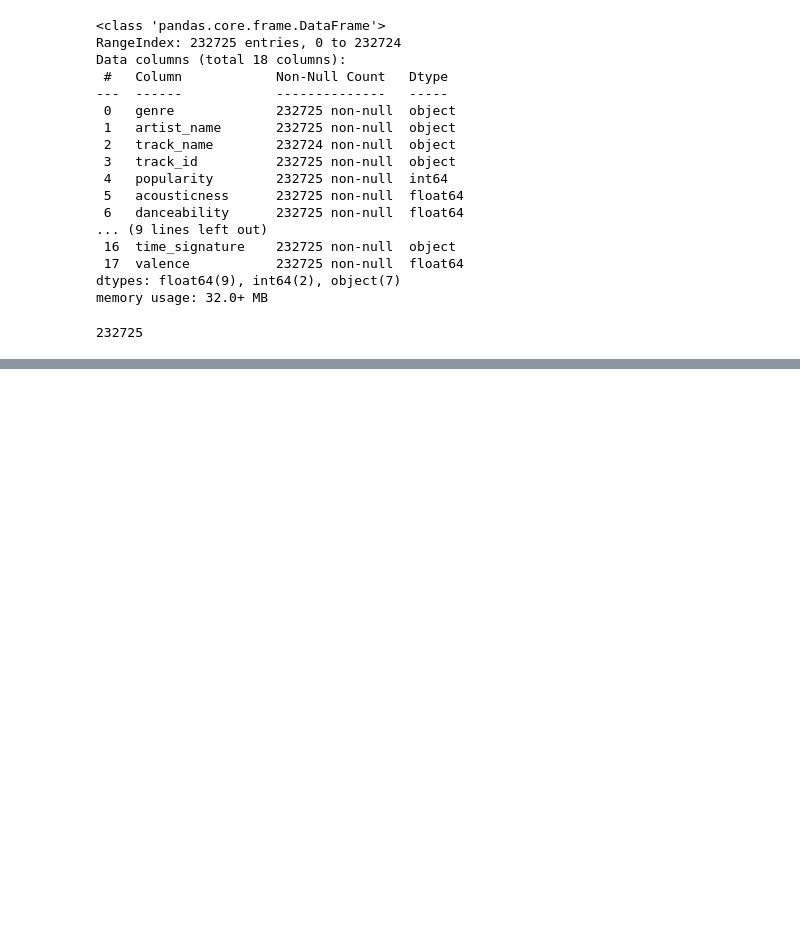
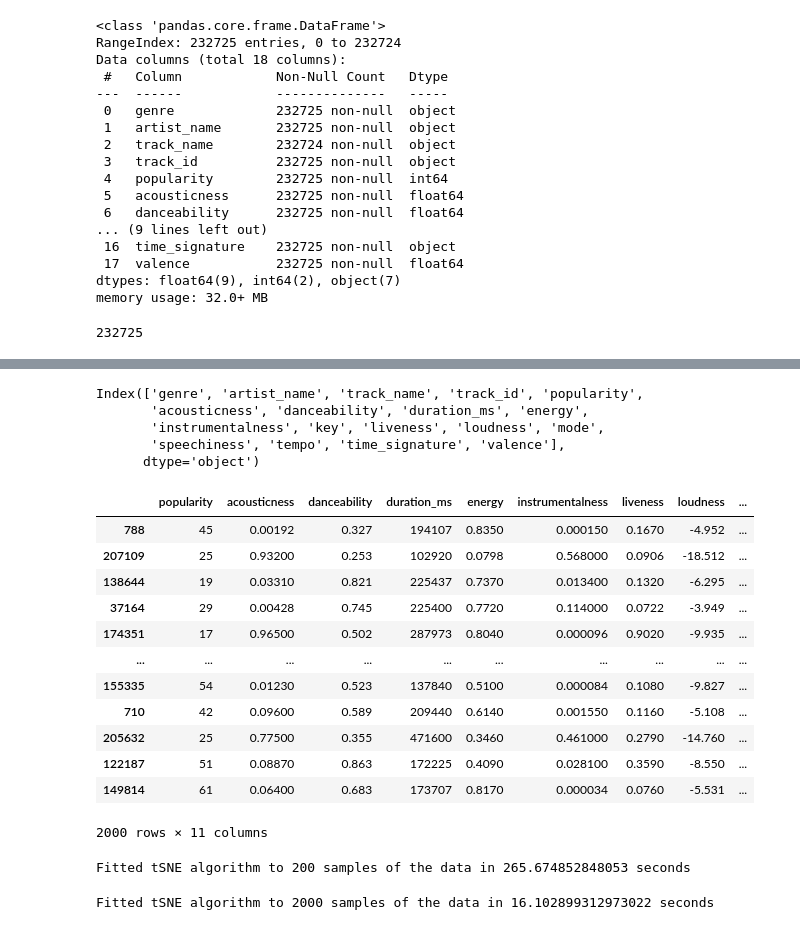
Before and after one commit to kayeneii/AISOC-Tutorials, a Jupyter notebook: AISOC_Vector_Embeddings.ipynb, the cells around one changed output, grey strips where cells are left out. Drawn from its saved outputs; the diff is of its cells as text; code cells hidden in the pictures; blank space fills up the shorter version.

```diff
--- a/AISOC_Vector_Embeddings.ipynb
+++ b/AISOC_Vector_Embeddings.ipynb
@@ -33,9 +34,9 @@ import seaborn as sns
 import warnings
 warnings.filterwarnings("ignore")
 # %%
-#to fetch data file uploaded to this ipynb
+#to fetch dataframe uploaded to this ipynb
 df=pd.read_csv ("SpotifyFeatures.csv")
-df_subset=df.sample(200, random_state=42)
+df_subset=df.sample(2000, random_state=42)
 # %%
 #to fetch metadata of data file and identify missing values
 df.info ()
@@ -70,3 +71,11 @@ df_subset.head()
 | 138644 | Reggae | Unified Highway | We Can't Fall (Remix) [feat. J. P... | 09Yz6koF1Y15n1012t1UX6 | 19 | 0.03310 | 0.821 | 225437 | ... |
 | 37164 | Electronic | Stooki Sound | Endz - Original Mix | 3dzEZARDL4ZwICMKVta7Xn | 29 | 0.00428 | 0.745 | 225400 | ... |
 | 174351 | Comedy | Bill Hicks | I Love My Job (Live) | 39Z1G5384UgGa5vmW6WyxC | 17 | 0.96500 | 0.502 | 287973 | ... |
+# %%
+df_subset.columns
+# %% [output]
+Index(['genre', 'artist_name', 'track_name', 'track_id', 'popularity',
+       'acousticness', 'danceability', 'duration_ms', 'energy',
+       'instrumentalness', 'key', 'liveness', 'loudness', 'mode',
+       'speechiness', 'tempo', 'time_signature', 'valence'],
+      dtype='object')
@@ -72,0 +87,35 @@ df_subset.head()
+# %%
+X=df_subset[feature_cols].values
+df_subset[feature_cols]
+# %% [output]
+|  | popularity | acousticness | danceability | duration_ms | energy | instrumentalness | liveness | loudness | ... |
+| 788 | 45 | 0.00192 | 0.327 | 194107 | 0.8350 | 0.000150 | 0.1670 | -4.952 | ... |
+| 207109 | 25 | 0.93200 | 0.253 | 102920 | 0.0798 | 0.568000 | 0.0906 | -18.512 | ... |
+| 138644 | 19 | 0.03310 | 0.821 | 225437 | 0.7370 | 0.013400 | 0.1320 | -6.295 | ... |
+| 37164 | 29 | 0.00428 | 0.745 | 225400 | 0.7720 | 0.114000 | 0.0722 | -3.949 | ... |
+| 174351 | 17 | 0.96500 | 0.502 | 287973 | 0.8040 | 0.000096 | 0.9020 | -9.935 | ... |
+| ... | ... | ... | ... | ... | ... | ... | ... | ... | ... |
+| 155335 | 54 | 0.01230 | 0.523 | 137840 | 0.5100 | 0.000084 | 0.1080 | -9.827 | ... |
+| 710 | 42 | 0.09600 | 0.589 | 209440 | 0.6140 | 0.001550 | 0.1160 | -5.108 | ... |
+| 205632 | 25 | 0.77500 | 0.355 | 471600 | 0.3460 | 0.461000 | 0.2790 | -14.760 | ... |
+| 122187 | 51 | 0.08870 | 0.863 | 172225 | 0.4090 | 0.028100 | 0.3590 | -8.550 | ... |
+| 149814 | 61 | 0.06400 | 0.683 | 173707 | 0.8170 | 0.000034 | 0.0760 | -5.531 | ... |
+2000 rows × 11 columns
+# %%
+#Apply t-SNE to reduce to 2D
+start_time = time.time()
+tsne = TSNE(n_components=2, perplexity=30, random_state=42)
+X_2d = tsne.fit_transform(X)
+
+print(f"Fitted tSNE algorithm to 200 samples of the data in {time.time()-start_time} seconds")
+# %% [output]
+Fitted tSNE algorithm to 200 samples of the data in 265.674852848053 seconds
+# %%
+#Apply t-SNE to reduce to 2D
+tsne = TSNE(n_components=2, perplexity=30, random_state=42)
+start_time = time.time()
+X_2d = tsne.fit_transform(X)
+
+print(f"Fitted tSNE algorithm to 2000 samples of the data in {time.time()-start_time} seconds")
+# %% [output]
+Fitted tSNE algorithm to 2000 samples of the data in 16.102899312973022 seconds
```
Also changed, not shown: parts of 5 cells of this notebook.
